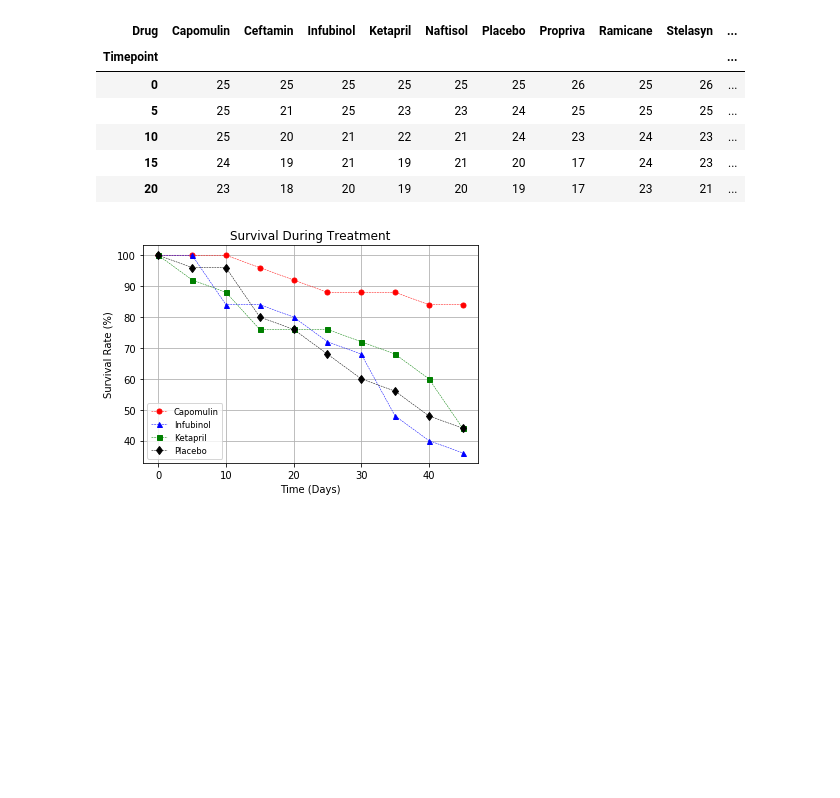
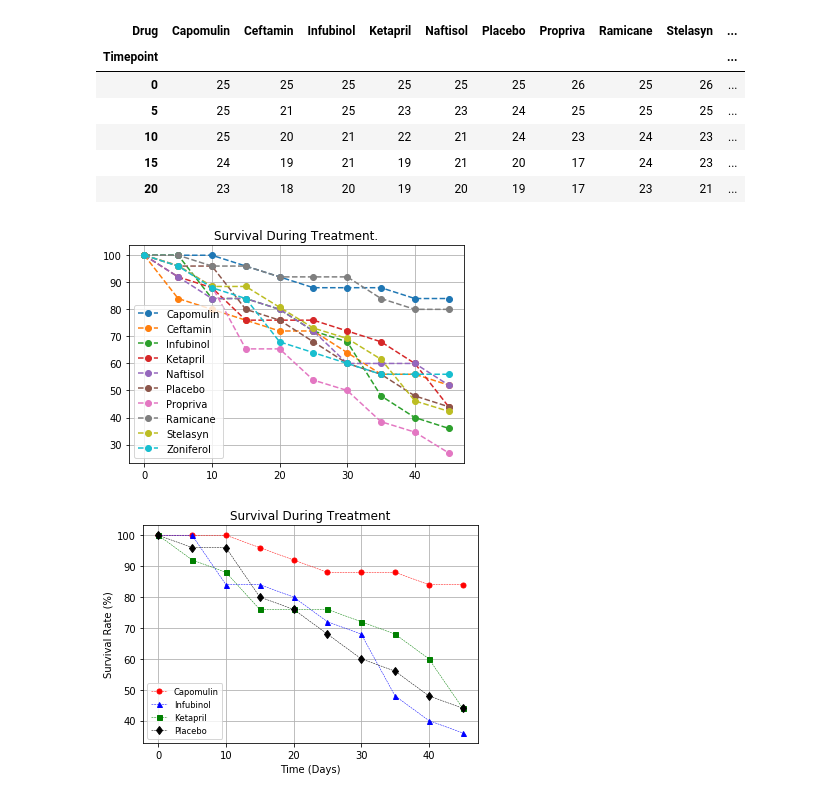
Before and after one commit to DouglasMatheny/MatplotlibHomework, a Jupyter notebook: Pymaceuticals/pymaceuticals.ipynb, the cells around one changed output. Saved outputs shown, nothing was run; the diff lists cells and outputs as text; code cells hidden in the pictures; blank space fills up the shorter version.

```diff
--- a/Pymaceuticals/pymaceuticals.ipynb
+++ b/Pymaceuticals/pymaceuticals.ipynb
@@ -150,7 +266,9 @@ plt.show()
 ## Survival Rates
 # %%
 # Store the Count of Mice Grouped by Drug and Timepoint (W can pass any metric)
-
 # Convert to DataFrame
+survival_rates_df1 = pd.DataFrame(clinical_trial_data_complete_gb['Mouse ID'].count())
+survival_rates_df1.rename(inplace=True, columns={'Mouse ID':'Mouse Count'})
 
 # Preview DataFrame
+survival_rates_df1.head()
@@ -162,7 +288,13 @@ plt.show()
 | 2 | Capomulin | 10 | 25 |
 | 3 | Capomulin | 15 | 24 |
 | 4 | Capomulin | 20 | 23 |
+# %%
+survival_rates_df1 = survival_rates_df1.set_index(['Timepoint'])
 # %%
 # Minor Data Munging to Re-Format the Data Frames
+survival_rates_df1a = pd.DataFrame()
+for drug in survival_rates_df1['Drug'].unique():
+    survival_rates_df1a[drug] = survival_rates_df1[survival_rates_df1['Drug']  == drug]['Mouse Count']
 
 # Preview the Data Frame
+survival_rates_df1a.head()
@@ -185,3 +318,33 @@ plt.show()
+# %%
+survival_rates_df1a = survival_rates_df1a.reset_index()
+# %%
+# Generate the Plot (Accounting for percentages)
+
+# Save the Figure
+
+# Show the Figure
+# Generate the Plot (with Error Bars)
+#Add the figure
+fig, axes = plt.subplots(1,1,sharex=True, sharey=True)
+
+#Turn on the grid
+axes.grid()
+for column in survival_rates_df1a:
+    if column != 'Timepoint':
+        axes.errorbar(x=survival_rates_df1a['Timepoint'], y=(survival_rates_df1a[column]/survival_rates_df1a[column][0])*100, \
+                     label=column, \
+                     linestyle='dashed', marker='o'
+                     )
+
+
+# Plot title
+plt.title('Survival During Treatment.')
+
+# # Create a legend
+plt.legend(loc='bottom left' )
+plt.show()
+# %% [output]
+[figure, added]
 # %%
 # %% [output]
 [figure]
```
Also changed, not shown: parts of 20 cells of this notebook.
